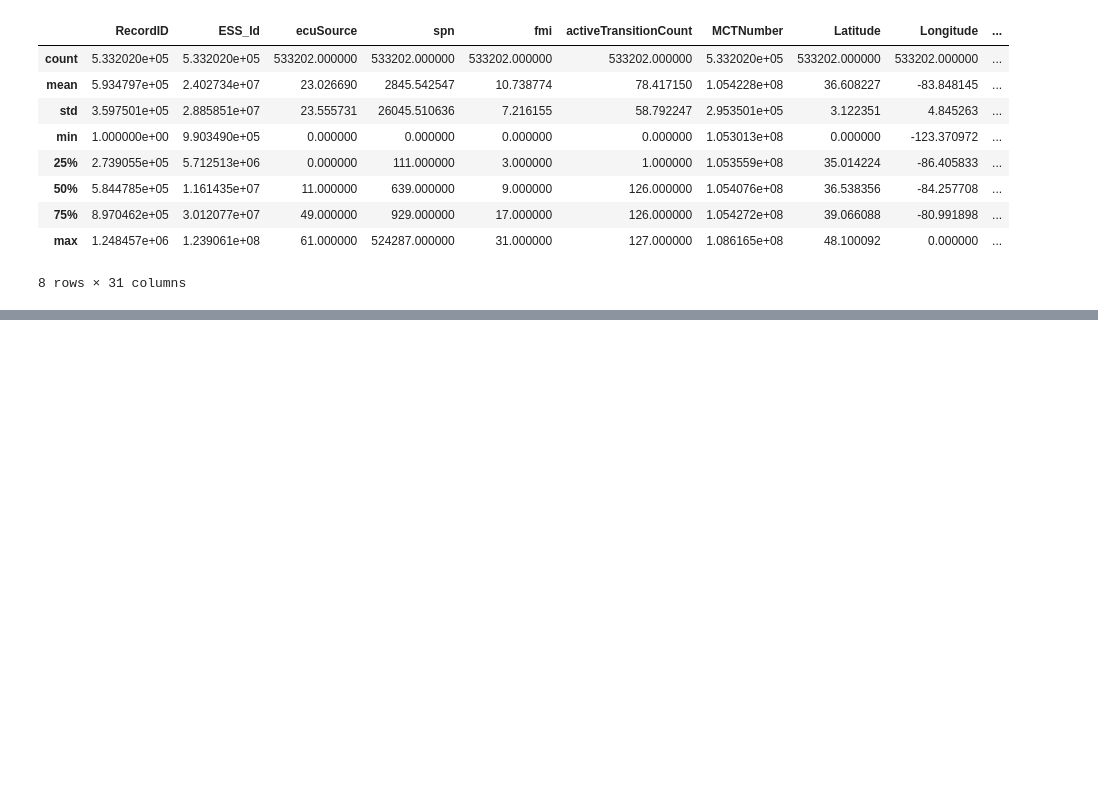
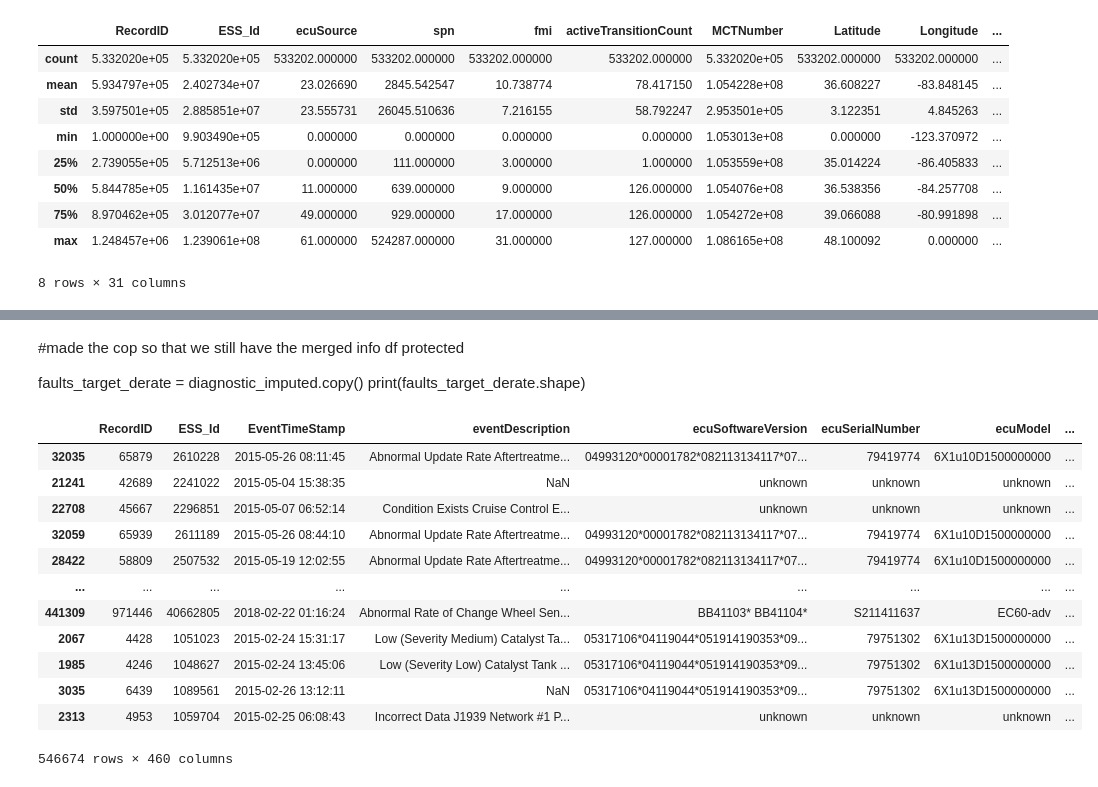
Before and after one commit to nss-data-science-cohort-6/big_g_express-elden_ring, a Jupyter notebook: notebooks/bigG_EDA_smita2.ipynb, the cells around one changed output, grey strips where cells are left out. Drawn from its saved outputs; the diff is of its cells as text; code cells hidden in the pictures; blank space fills up the shorter version.

```diff
--- a/notebooks/bigG_EDA_smita2.ipynb
+++ b/notebooks/bigG_EDA_smita2.ipynb
@@ -900,0 +926,8 @@ dtype: int64
+# %% [markdown]
+#made the cop so that we still have the merged info df protected
+
+faults_target_derate = diagnostic_imputed.copy()
+print(faults_target_derate.shape)
+# %%
+#Now as we will use the spn_column to get into dummies we will make a copy of that so that we will have 'spn' column even after the
+faults_target_derate['spn_double'] = faults_target_derate['spn']
@@ -900,0 +938,16 @@ dtype: int64
+# %%
+faults_target_derate
+# %% [output]
+|  | RecordID | ESS_Id | EventTimeStamp | eventDescription | ecuSoftwareVersion | ecuSerialNumber | ecuModel | ... |
+| 32035 | 65879 | 2610228 | 2015-05-26 08:11:45 | Abnormal Update Rate Aftertreatme... | 04993120*00001782*082113134117*07... | 79419774 | 6X1u10D1500000000 | ... |
+| 21241 | 42689 | 2241022 | 2015-05-04 15:38:35 | NaN | unknown | unknown | unknown | ... |
+| 22708 | 45667 | 2296851 | 2015-05-07 06:52:14 | Condition Exists Cruise Control E... | unknown | unknown | unknown | ... |
+| 32059 | 65939 | 2611189 | 2015-05-26 08:44:10 | Abnormal Update Rate Aftertreatme... | 04993120*00001782*082113134117*07... | 79419774 | 6X1u10D1500000000 | ... |
+| 28422 | 58809 | 2507532 | 2015-05-19 12:02:55 | Abnormal Update Rate Aftertreatme... | 04993120*00001782*082113134117*07... | 79419774 | 6X1u10D1500000000 | ... |
+| ... | ... | ... | ... | ... | ... | ... | ... | ... |
+| 441309 | 971446 | 40662805 | 2018-02-22 01:16:24 | Abnormal Rate of Change Wheel Sen... | BB41103* BB41104* | S211411637 | EC60-adv | ... |
+| 2067 | 4428 | 1051023 | 2015-02-24 15:31:17 | Low (Severity Medium) Catalyst Ta... | 05317106*04119044*051914190353*09... | 79751302 | 6X1u13D1500000000 | ... |
+| 1985 | 4246 | 1048627 | 2015-02-24 13:45:06 | Low (Severity Low) Catalyst Tank ... | 05317106*04119044*051914190353*09... | 79751302 | 6X1u13D1500000000 | ... |
+| 3035 | 6439 | 1089561 | 2015-02-26 13:12:11 | NaN | 05317106*04119044*051914190353*09... | 79751302 | 6X1u13D1500000000 | ... |
+| 2313 | 4953 | 1059704 | 2015-02-25 06:08:43 | Incorrect Data J1939 Network #1 P... | unknown | unknown | unknown | ... |
+546674 rows × 460 columns
```
Also changed, not shown: parts of 53 cells of this notebook.
